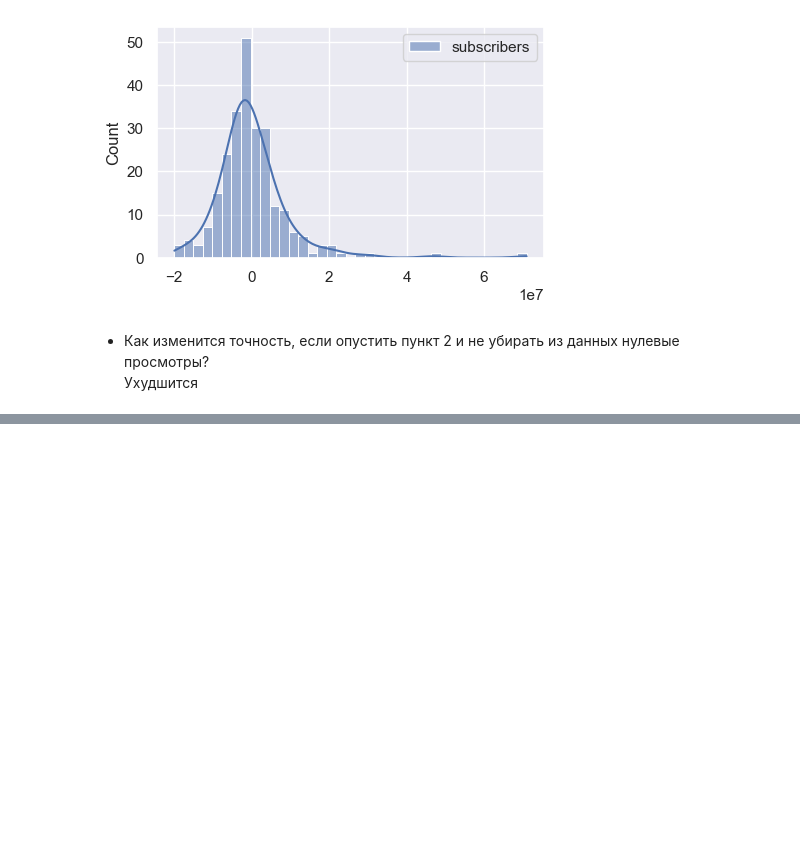
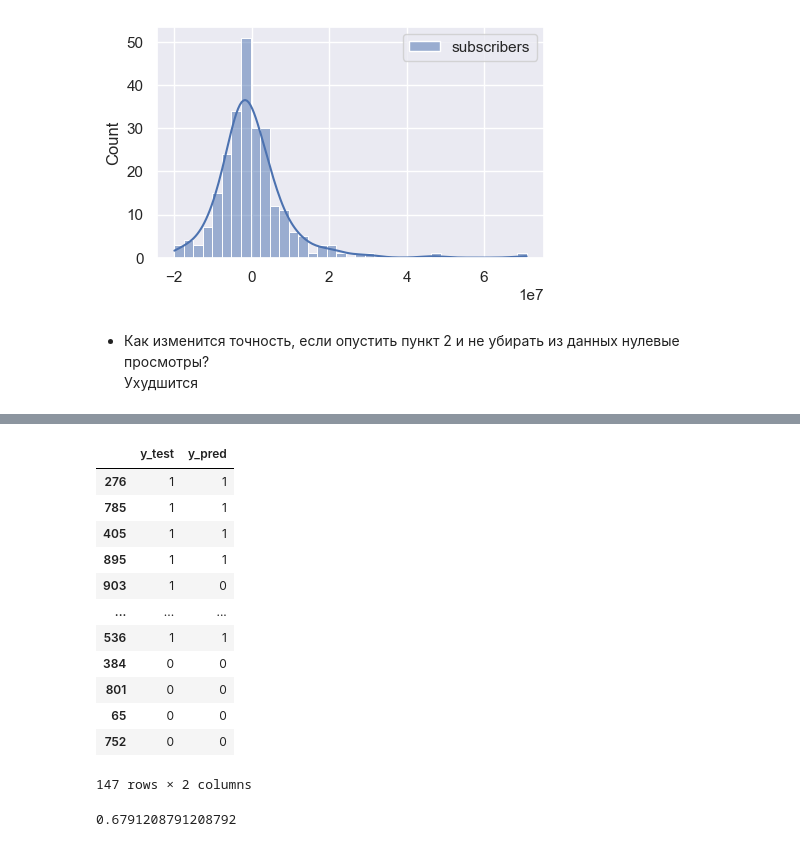
Before and after one commit to archimage-wiz/DS_PythonStat_Hw_Last, a Jupyter notebook: Hw_YoutubeStatistics_Final.ipynb, the cells around one changed output, grey strips where cells are left out. Saved outputs shown, nothing was run; the diff lists cells and outputs as text; code cells hidden in the pictures; blank space fills up the shorter version.

```diff
--- a/Hw_YoutubeStatistics_Final.ipynb
+++ b/Hw_YoutubeStatistics_Final.ipynb
@@ -334,0 +384,28 @@ plt.show()
+# %%
+y_pred = lor.predict(x_test)
+
+result_df = pd.DataFrame({
+    "y_test": y_test,
+    "y_pred": y_pred
+})
+
+result_df
+# %% [output]
+|  | y_test | y_pred |
+| 276 | 1 | 1 |
+| 785 | 1 | 1 |
+| 405 | 1 | 1 |
+| 895 | 1 | 1 |
+| 903 | 1 | 0 |
+| ... | ... | ... |
+| 536 | 1 | 1 |
+| 384 | 0 | 0 |
+| 801 | 0 | 0 |
+| 65 | 0 | 0 |
+| 752 | 0 | 0 |
+147 rows × 2 columns
+# %%
+scores = cross_val_score(lor, x_test, y_test, scoring='balanced_accuracy', cv=13, n_jobs=-1)
+np.mean(scores)
+# %% [output]
+0.6791208791208792
```
Also changed, not shown: parts of 10 cells of this notebook.
